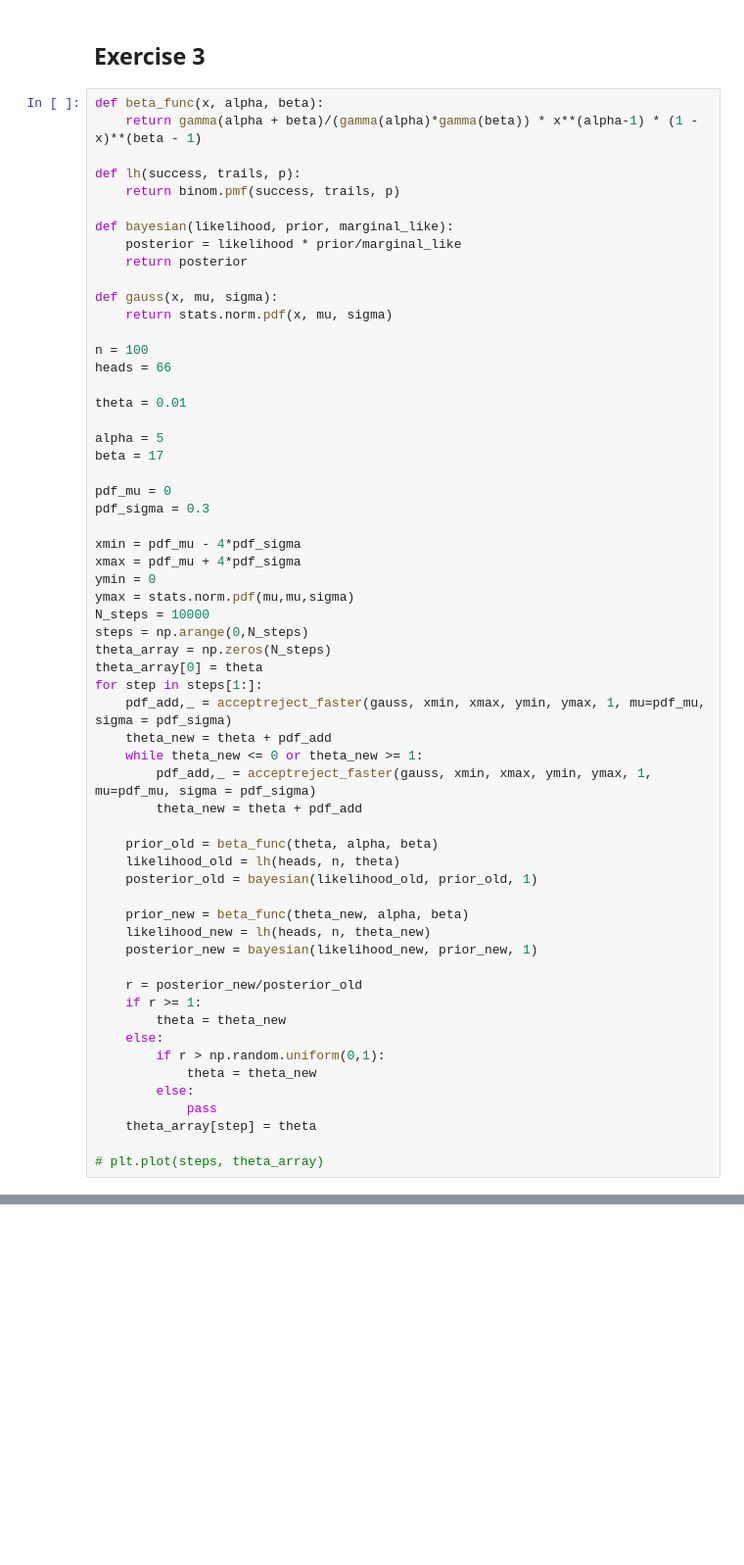
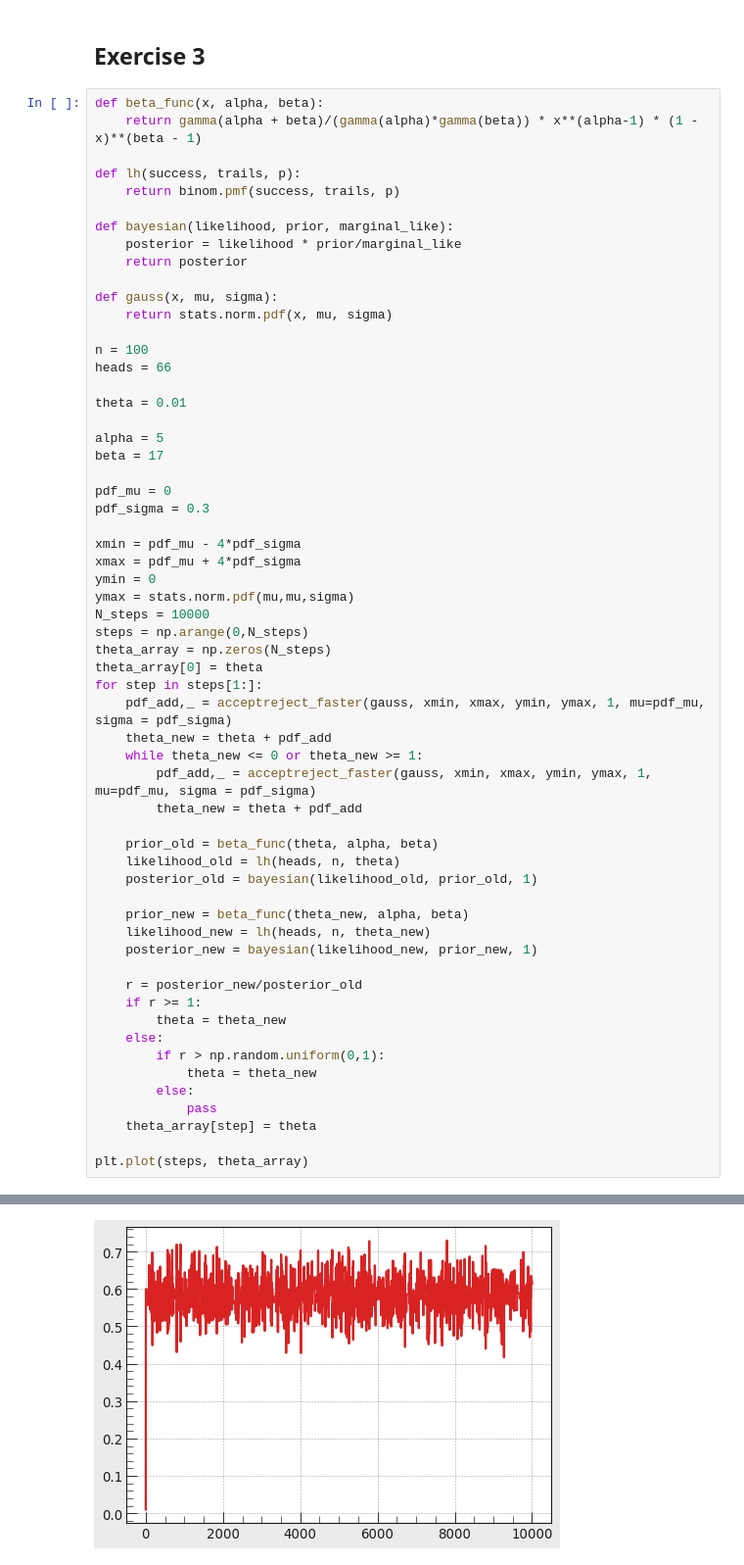
Before and after one commit to PhilKofoed/AMAS2023, a Jupyter notebook: Philip/Class 6/class6.ipynb, the cells around one changed output, grey strips where cells are left out. Shown at 98% size. Saved outputs shown, nothing was run; the diff lists cells and outputs as text; blank space fills up the shorter version.

```diff
--- a/Philip/Class 6/class6.ipynb
+++ b/Philip/Class 6/class6.ipynb
@@ -202,4 +202,5 @@ for step in steps[1:]:
             pass
     theta_array[step] = theta
 
-# plt.plot(steps, theta_array)
+plt.plot(steps, theta_array)
+# %% [output]
@@ -206,3 +208,4 @@ for step in steps[1:]:
+[figure, added]
 # %%
 sns.histplot(theta_array[5:], stat = "density")
 plt.plot(p, posterior, label = "Bayesian")
```
Also changed, not shown: parts of 4 cells of this notebook, 14 other files.
